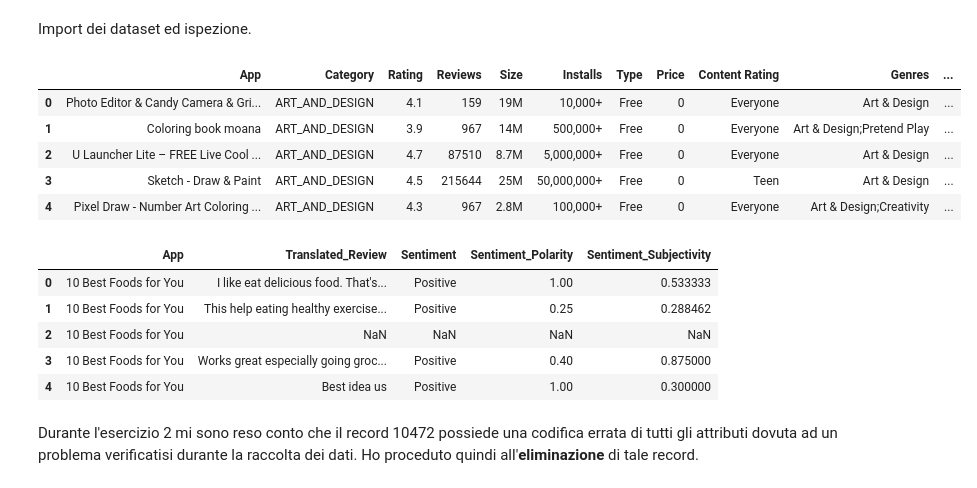
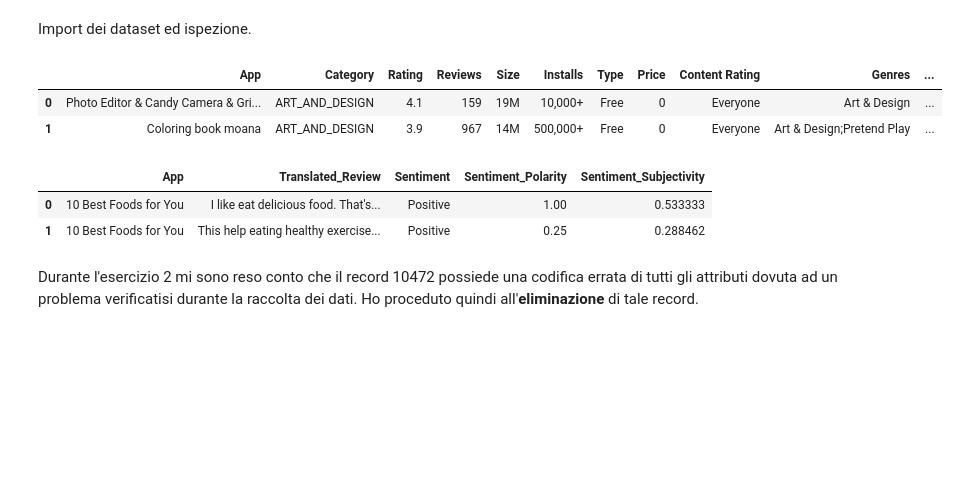
Before and after one commit to faber6911/Foundation-of-Computer-Science-project, a Jupyter notebook: FOCS_Project.ipynb, the cells around one changed output. Drawn from its saved outputs; the diff is of its cells as text; code cells hidden in the pictures; blank space fills up the shorter version.

```diff
--- a/FOCS_Project.ipynb
+++ b/FOCS_Project.ipynb
@@ -21,23 +21,17 @@ Import dei dataset ed ispezione.
 data_ps = pd.read_csv('googleplaystore.csv')
 data_ur = pd.read_csv('googleplaystore_user_reviews.csv')
 # %%
-data_ps.head() #Check the googleplaystore dataset
+data_ps.head(2) #Check the googleplaystore dataset
 # %% [output]
 |  | App | Category | Rating | Reviews | Size | Installs | Type | Price | Content Rating | Genres | ... |
 | 0 | Photo Editor & Candy Camera & Gri... | ART_AND_DESIGN | 4.1 | 159 | 19M | 10,000+ | Free | 0 | Everyone | Art & Design | ... |
 | 1 | Coloring book moana | ART_AND_DESIGN | 3.9 | 967 | 14M | 500,000+ | Free | 0 | Everyone | Art & Design;Pretend Play | ... |
-| 2 | U Launcher Lite – FREE Live Cool ... | ART_AND_DESIGN | 4.7 | 87510 | 8.7M | 5,000,000+ | Free | 0 | Everyone | Art & Design | ... |
-| 3 | Sketch - Draw & Paint | ART_AND_DESIGN | 4.5 | 215644 | 25M | 50,000,000+ | Free | 0 | Teen | Art & Design | ... |
-| 4 | Pixel Draw - Number Art Coloring ... | ART_AND_DESIGN | 4.3 | 967 | 2.8M | 100,000+ | Free | 0 | Everyone | Art & Design;Creativity | ... |
 # %%
-data_ur.head() #Check the googleplaystore_user_reviews dataset
+data_ur.head(2) #Check the googleplaystore_user_reviews dataset
 # %% [output]
 |  | App | Translated_Review | Sentiment | Sentiment_Polarity | Sentiment_Subjectivity |
 | 0 | 10 Best Foods for You | I like eat delicious food. That's... | Positive | 1.00 | 0.533333 |
 | 1 | 10 Best Foods for You | This help eating healthy exercise... | Positive | 0.25 | 0.288462 |
-| 2 | 10 Best Foods for You | NaN | NaN | NaN | NaN |
-| 3 | 10 Best Foods for You | Works great especially going groc... | Positive | 0.40 | 0.875000 |
-| 4 | 10 Best Foods for You | Best idea us | Positive | 1.00 | 0.300000 |
 # %% [markdown]
 Durante l'esercizio 2 mi sono reso conto che il record 10472 possiede una codifica errata di tutti gli attributi dovuta ad un problema verificatisi durante la raccolta dei dati. Ho proceduto quindi all'**eliminazione** di tale record.
 # %%
```
Also changed, not shown: parts of 27 cells of this notebook.
